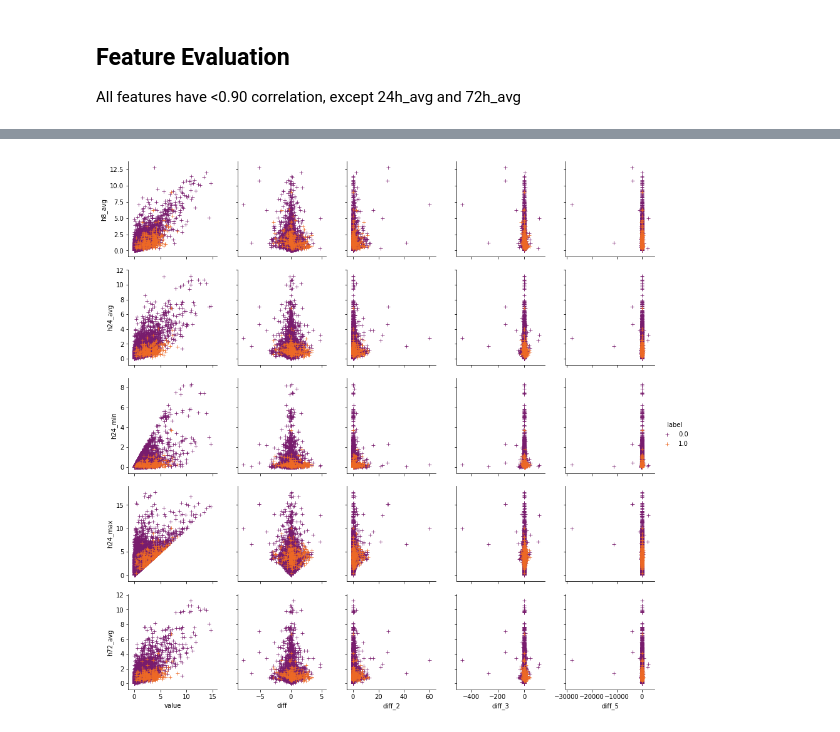
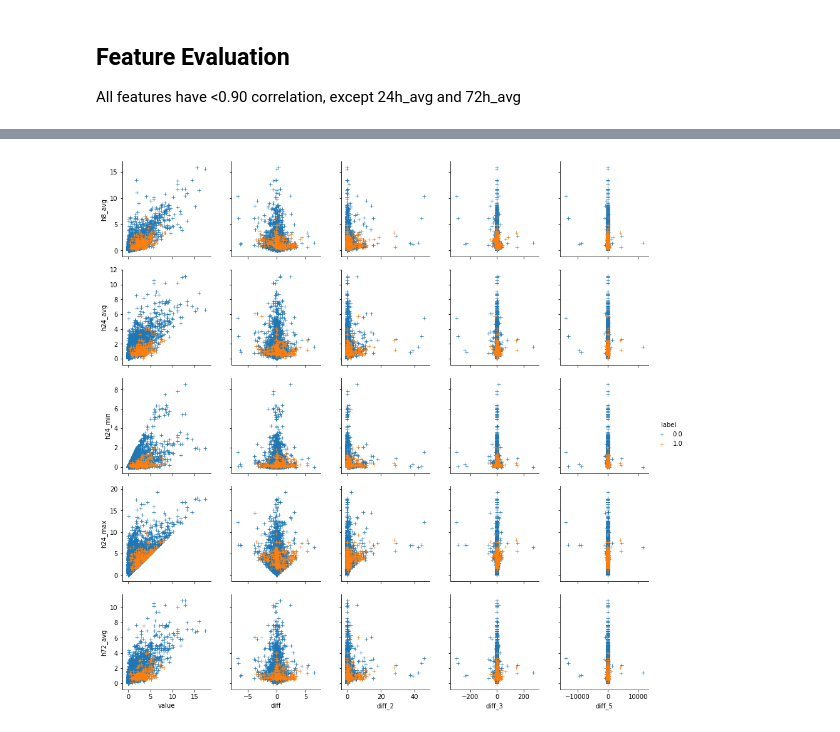
Before and after one commit to AndreaKeane/electric-vehicle-detection, a Jupyter notebook: part_b/b_feature_evaluation.ipynb, the cells around one changed output, grey strips where cells are left out. Drawn from its saved outputs; the diff is of its cells as text; code cells hidden in the pictures.

```diff
--- a/part_b/b_feature_evaluation.ipynb
+++ b/part_b/b_feature_evaluation.ipynb
@@ -128,9 +128,9 @@ f.savefig(fig_path / 'B_feature_heatmap.png',
 # %%
 x_vars = ['value', 'diff', 'diff_2', 'diff_3', 'diff_5']
 y_vars = ['h8_avg', 'h24_avg', 'h24_min', 'h24_max', 'h72_avg']
 sns.pairplot(data=features.sample(n=10000), hue='label',
-             x_vars=x_vars, y_vars=y_vars, markers='+', palette='inferno')
-f.savefig(fig_path / 'B_feature_pairplot.png',
+             x_vars=x_vars, y_vars=y_vars, markers='+')
+f.savefig(fig_path / 'b_feature_pairplot.png',
           dpi=400,  bbox_inches='tight')
 # %% [output]
-[figure, old version]
+[figure, new version]
```
Also changed, not shown: parts of 1 cell of this notebook, 6 other files.
